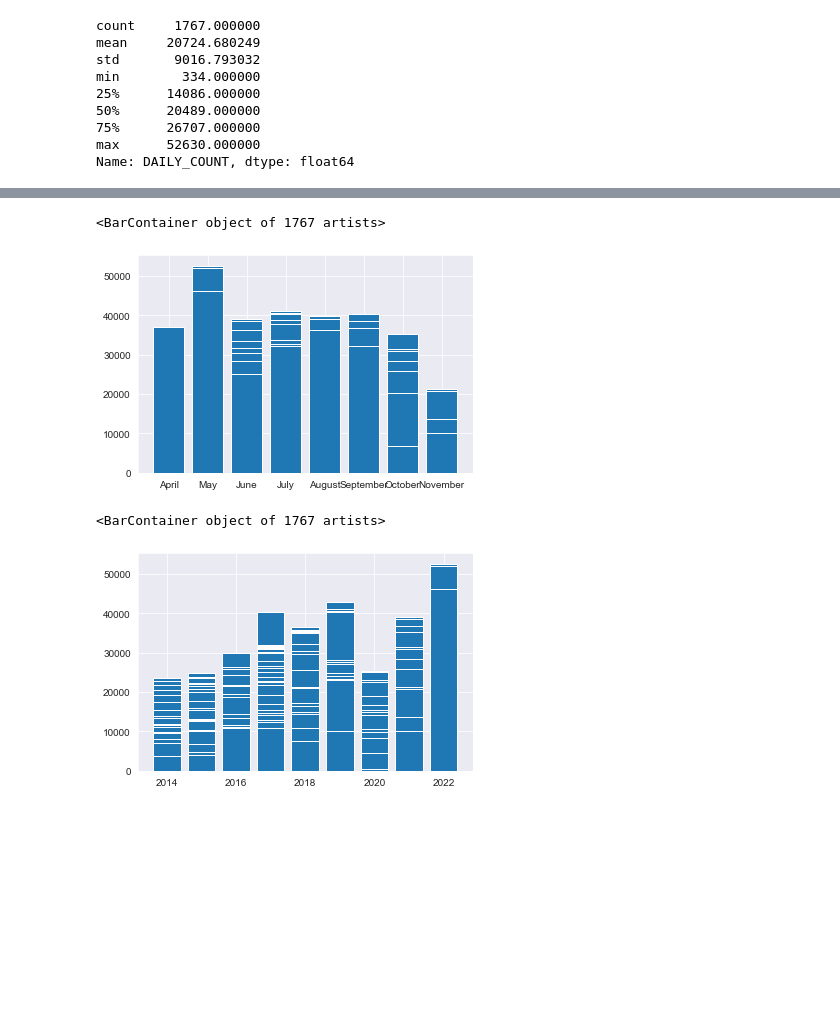
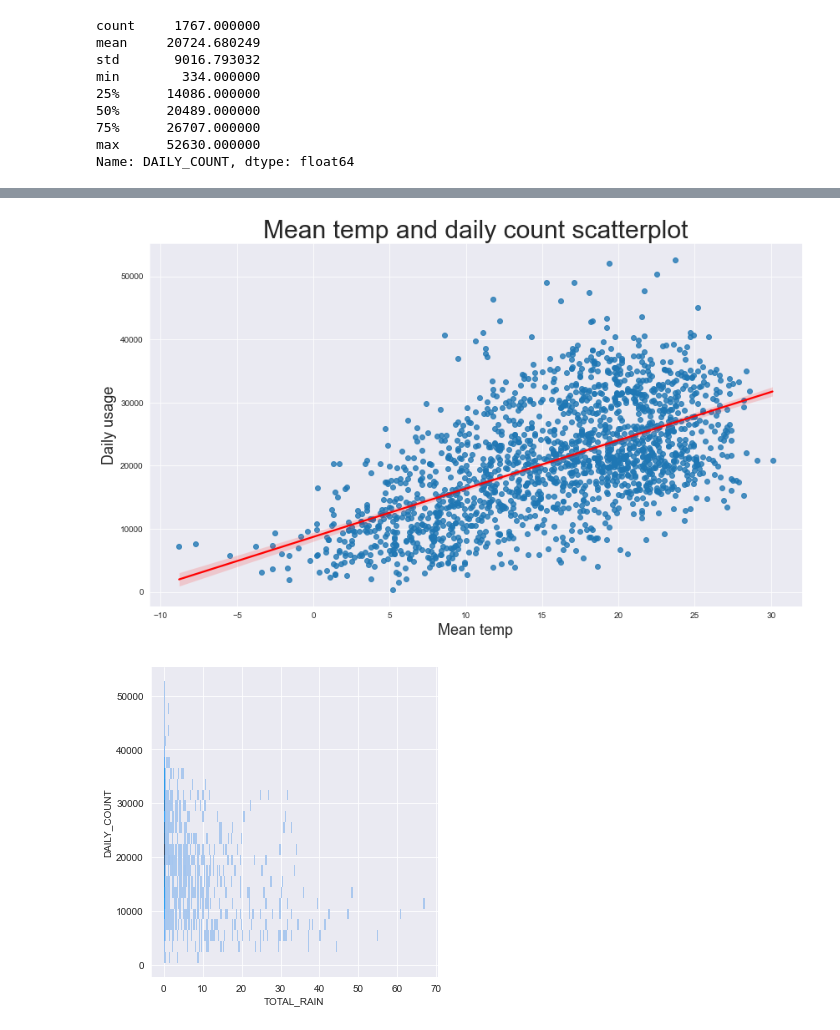
Before and after one commit to alexlangev/bixi-montreal, a Jupyter notebook: main.ipynb, the cells around one changed output, grey strips where cells are left out. Saved outputs shown, nothing was run; the diff lists cells and outputs as text; code cells hidden in the pictures; blank space fills up the shorter version.

```diff
--- a/main.ipynb
+++ b/main.ipynb
@@ -226,16 +201,22 @@ plt.bar(x, y)
-# %%
-x = pd.to_datetime(main_df_cleaned_active['DATE']).dt.month_name()
-y = main_df_cleaned_active['DAILY_COUNT']
-
-plt.bar(x, y)
-# %% [output]
-<BarContainer object of 1767 artists>
-[figure, removed]
-# %%
-x = pd.to_datetime(main_df_cleaned_active['DATE']).dt.year
-y = main_df_cleaned_active['DAILY_COUNT']
-
-plt.bar(x, y)
-# %% [output]
-<BarContainer object of 1767 artists>
-[figure, removed]
+# %%
+temp_scatter = sns.regplot(data=main_df_cleaned_active, x="MEAN_TEMP", y="DAILY_COUNT", line_kws={"color": "red"})
+plt.rcParams['figure.figsize'] = 14,8
+temp_scatter.set_title('Mean temp and daily count scatterplot', fontsize= 30)
+temp_scatter.set_xlabel('Mean temp', fontsize = 18)
+temp_scatter.set_ylabel('Daily usage', fontsize = 18)
+
+plt.show()
+# %% [output]
+[figure, added]
+# %%
+# rain_scatter = sns.regplot(data=main_df_cleaned_active, x="TOTAL_RAIN", y="DAILY_COUNT", line_kws={"color": "red"})
+# plt.rcParams['figure.figsize'] = 14,8
+# rain_scatter.set_title('Total rain and daily count scatterplot', fontsize= 30)
+# rain_scatter.set_xlabel('Total rain', fontsize = 18)
+# rain_scatter.set_ylabel('Daily usage', fontsize = 18)
+# rain_scatter.set_xlim(0, 25)
+
+rain_dist = sns.displot(data=main_df_cleaned_active, x = 'TOTAL_RAIN', y = 'DAILY_COUNT')
+plt.show()
+# %% [output]
+[figure, added]
```
Also changed, not shown: parts of 11 cells of this notebook.
